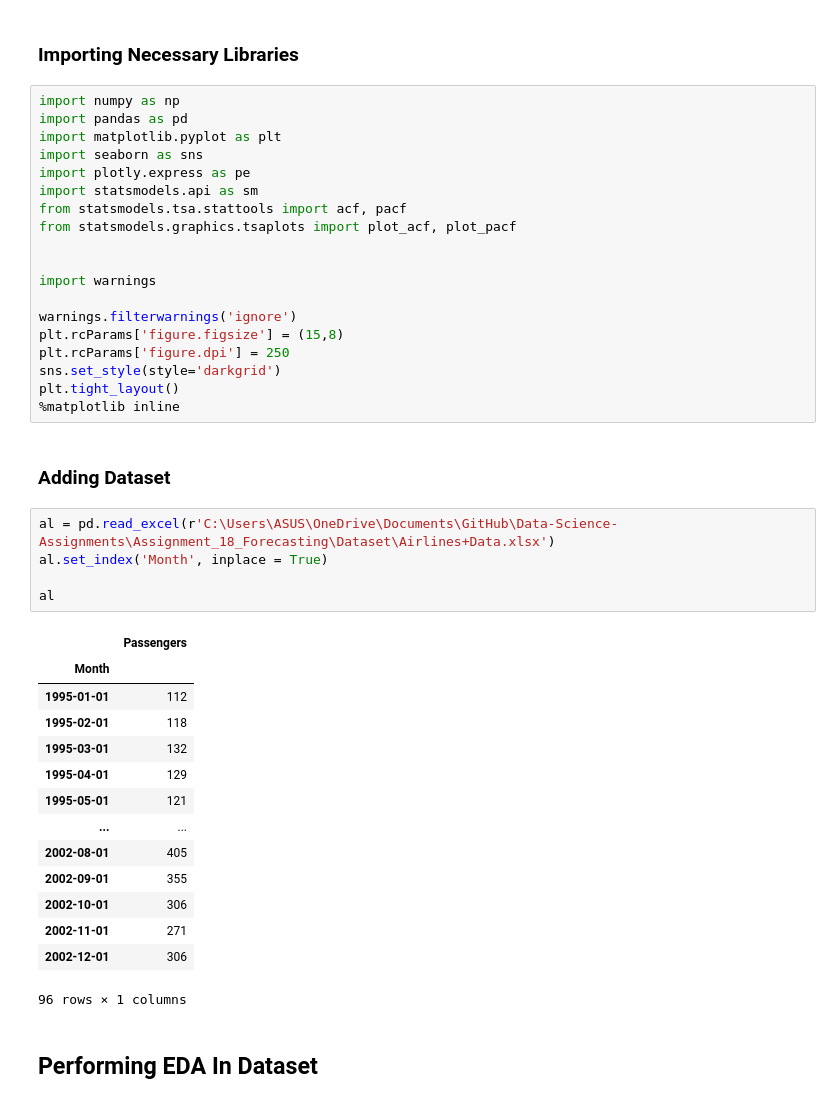
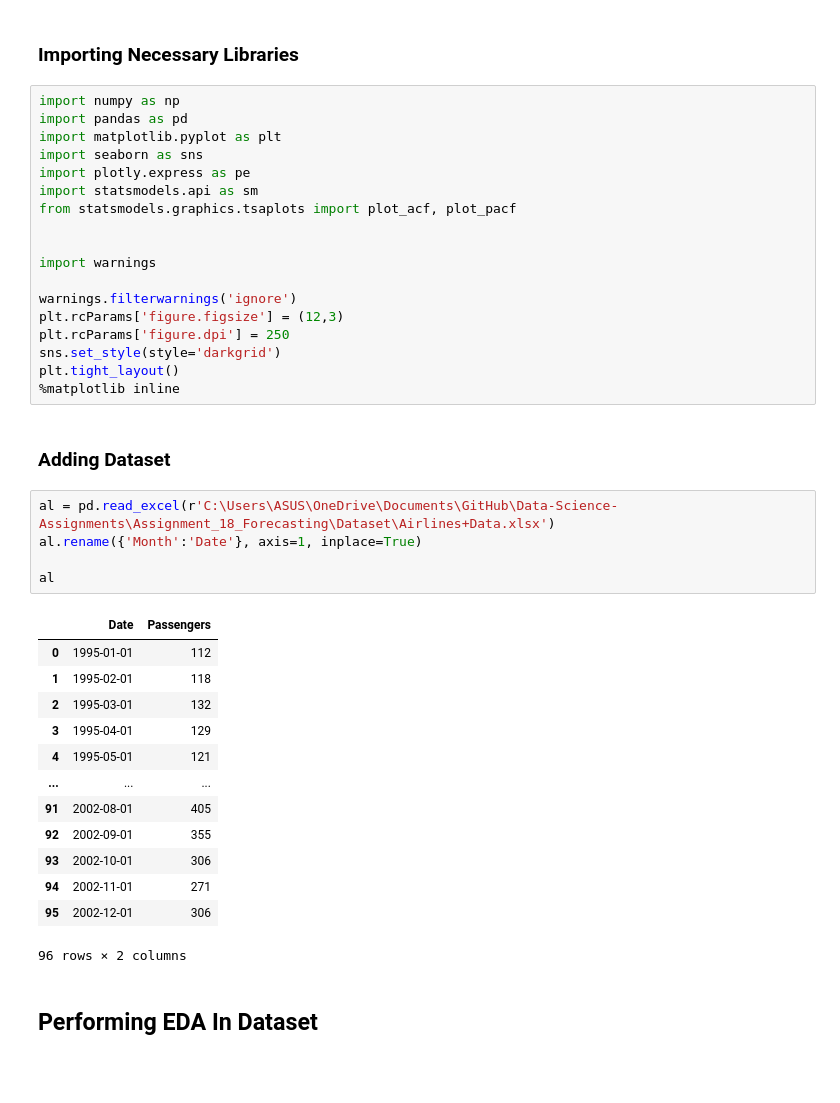
Before and after one commit to kunal-mallick/Data-Science-Assignments, a Jupyter notebook: Assignment_18_Forecasting/Code/Q1_AirlinesData.ipynb, the cells around one changed output. Cells and saved outputs as stored; diff of their text form; blank space fills up the shorter version.

```diff
--- a/Assignment_18_Forecasting/Code/Q1_AirlinesData.ipynb
+++ b/Assignment_18_Forecasting/Code/Q1_AirlinesData.ipynb
@@ -16,14 +16,13 @@ import matplotlib.pyplot as plt
 import seaborn as sns
 import plotly.express as pe
 import statsmodels.api as sm
-from statsmodels.tsa.stattools import acf, pacf
 from statsmodels.graphics.tsaplots import plot_acf, plot_pacf
 
 
 import warnings
 
 warnings.filterwarnings('ignore')
-plt.rcParams['figure.figsize'] = (15,8)
+plt.rcParams['figure.figsize'] = (12,3)
 plt.rcParams['figure.dpi'] = 250
 sns.set_style(style='darkgrid')
 plt.tight_layout()
@@ -32,24 +31,23 @@ plt.tight_layout()
 ### Adding Dataset
 # %%
 al = pd.read_excel(r'C:\Users\ASUS\OneDrive\Documents\GitHub\Data-Science-Assignments\Assignment_18_Forecasting\Dataset\Airlines+Data.xlsx')
-al.set_index('Month', inplace = True)
+al.rename({'Month':'Date'}, axis=1, inplace=True)
 
 al
 # %% [output]
-|  | Passengers |
-| Month |  |
-| 1995-01-01 | 112 |
-| 1995-02-01 | 118 |
-| 1995-03-01 | 132 |
-| 1995-04-01 | 129 |
-| 1995-05-01 | 121 |
-| ... | ... |
-| 2002-08-01 | 405 |
-| 2002-09-01 | 355 |
-| 2002-10-01 | 306 |
-| 2002-11-01 | 271 |
-| 2002-12-01 | 306 |
+|  | Date | Passengers |
+| 0 | 1995-01-01 | 112 |
+| 1 | 1995-02-01 | 118 |
+| 2 | 1995-03-01 | 132 |
+| 3 | 1995-04-01 | 129 |
+| 4 | 1995-05-01 | 121 |
+| ... | ... | ... |
+| 91 | 2002-08-01 | 405 |
+| 92 | 2002-09-01 | 355 |
+| 93 | 2002-10-01 | 306 |
+| 94 | 2002-11-01 | 271 |
+| 95 | 2002-12-01 | 306 |
-96 rows × 1 columns
+96 rows × 2 columns
 # %% [markdown]
 ## Performing EDA In Dataset
 # %% [markdown]
```
Also changed, not shown: parts of 15 cells of this notebook.
